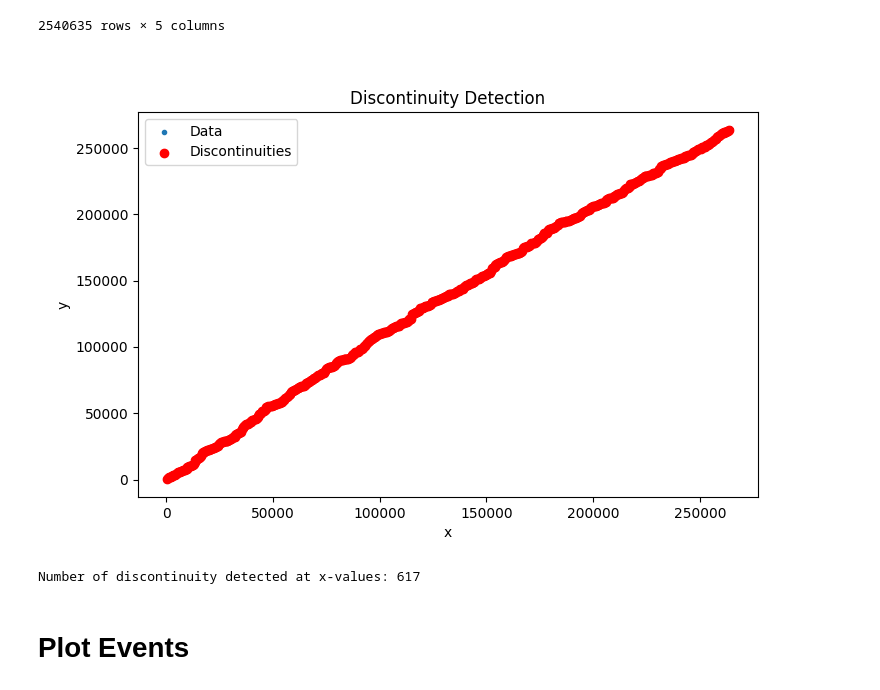
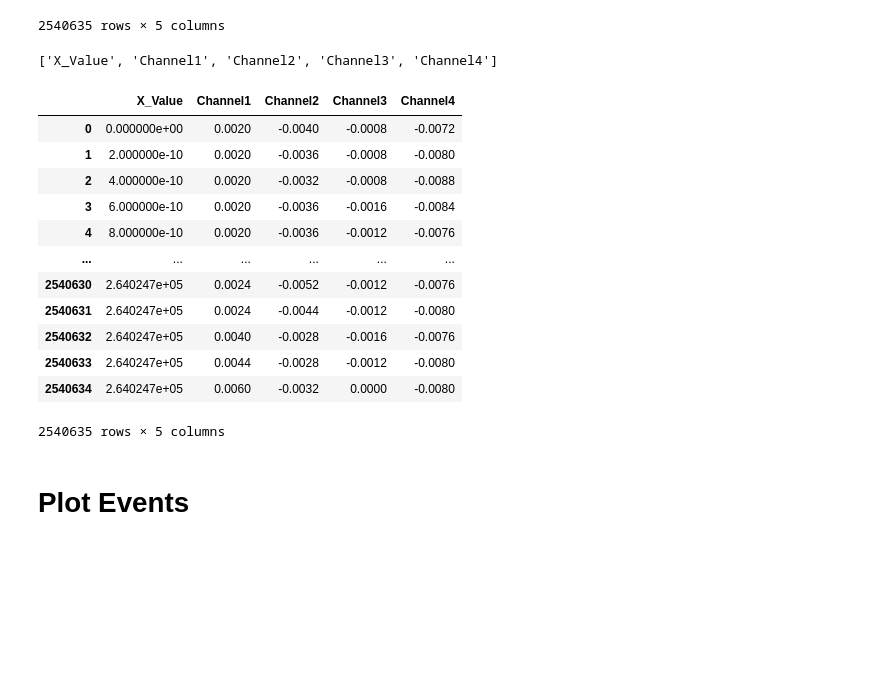
Before and after one commit to samuel-rms/AstroMu, a Jupyter notebook: analysis.ipynb, the cells around one changed output. Cells and saved outputs as stored; diff of their text form; code cells hidden in the pictures; blank space fills up the shorter version.

```diff
--- a/analysis.ipynb
+++ b/analysis.ipynb
@@ -40,18 +27,26 @@ discontinuity_x = x[discontinuity_indices+1]
-# %%
-# Plotting
-plt.figure(figsize=(8, 5))
-plt.scatter(x, y, label='Data',marker='.')
-plt.scatter(discontinuity_x, y[discontinuity_indices], color='red', label='Discontinuities', zorder=3)
-plt.xlabel('x')
-plt.ylabel('y')
-plt.legend()
-plt.title('Discontinuity Detection')
-plt.show()
-
-# Print detected discontinuities
-print("Number of discontinuity detected at x-values:", len(discontinuity_x))
-# %% [output]
-[figure, removed]
-Number of discontinuity detected at x-values: 617
+# %%
+cols = data.columns[1:].tolist()
+cols.reverse()
+cols= [data.columns[0]] + cols
+cols
+# %% [output]
+['X_Value', 'Channel1', 'Channel2', 'Channel3', 'Channel4']
+# %%
+data=data[cols]
+data
+# %% [output]
+|  | X_Value | Channel1 | Channel2 | Channel3 | Channel4 |
+| 0 | 0.000000e+00 | 0.0020 | -0.0040 | -0.0008 | -0.0072 |
+| 1 | 2.000000e-10 | 0.0020 | -0.0036 | -0.0008 | -0.0080 |
+| 2 | 4.000000e-10 | 0.0020 | -0.0032 | -0.0008 | -0.0088 |
+| 3 | 6.000000e-10 | 0.0020 | -0.0036 | -0.0016 | -0.0084 |
+| 4 | 8.000000e-10 | 0.0020 | -0.0036 | -0.0012 | -0.0076 |
+| ... | ... | ... | ... | ... | ... |
+| 2540630 | 2.640247e+05 | 0.0024 | -0.0052 | -0.0012 | -0.0076 |
+| 2540631 | 2.640247e+05 | 0.0024 | -0.0044 | -0.0012 | -0.0080 |
+| 2540632 | 2.640247e+05 | 0.0040 | -0.0028 | -0.0016 | -0.0076 |
+| 2540633 | 2.640247e+05 | 0.0044 | -0.0028 | -0.0012 | -0.0080 |
+| 2540634 | 2.640247e+05 | 0.0060 | -0.0032 | 0.0000 | -0.0080 |
+2540635 rows × 5 columns
 # %% [markdown]
 # Plot Events
```
Also changed, not shown: parts of 30 cells of this notebook.
